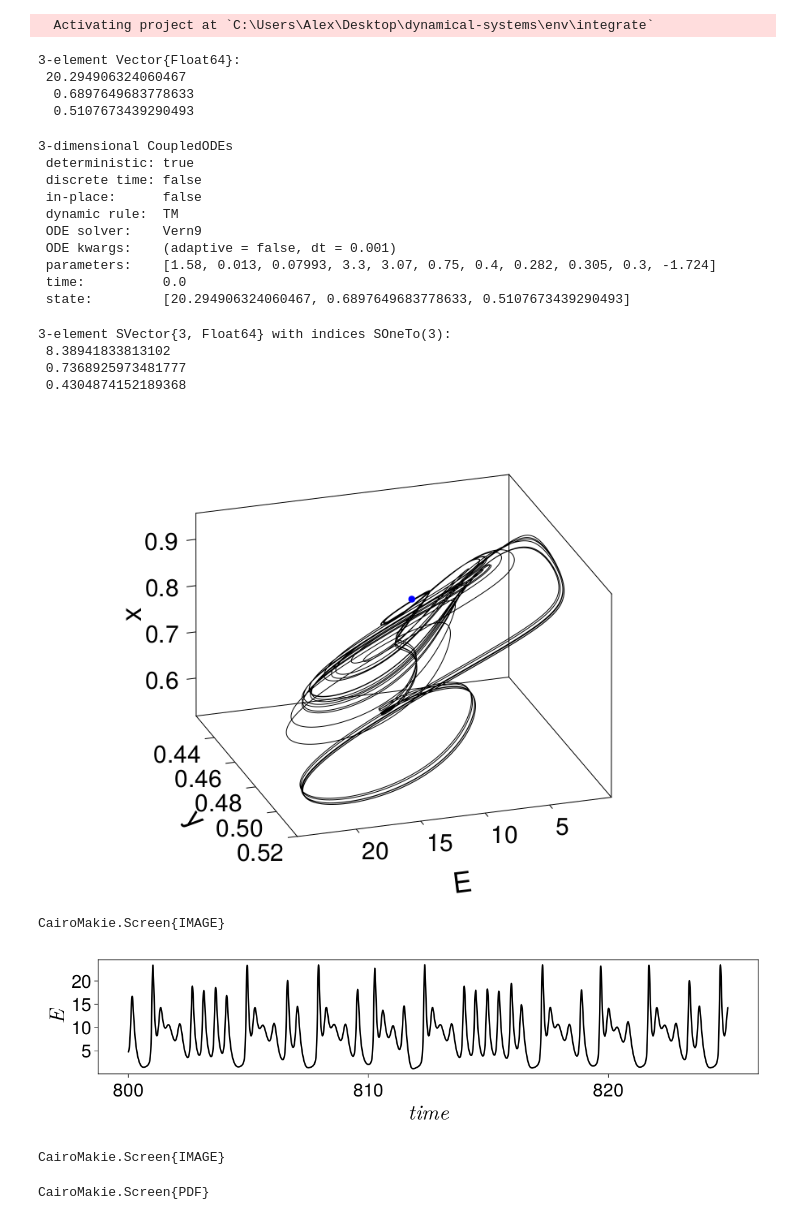
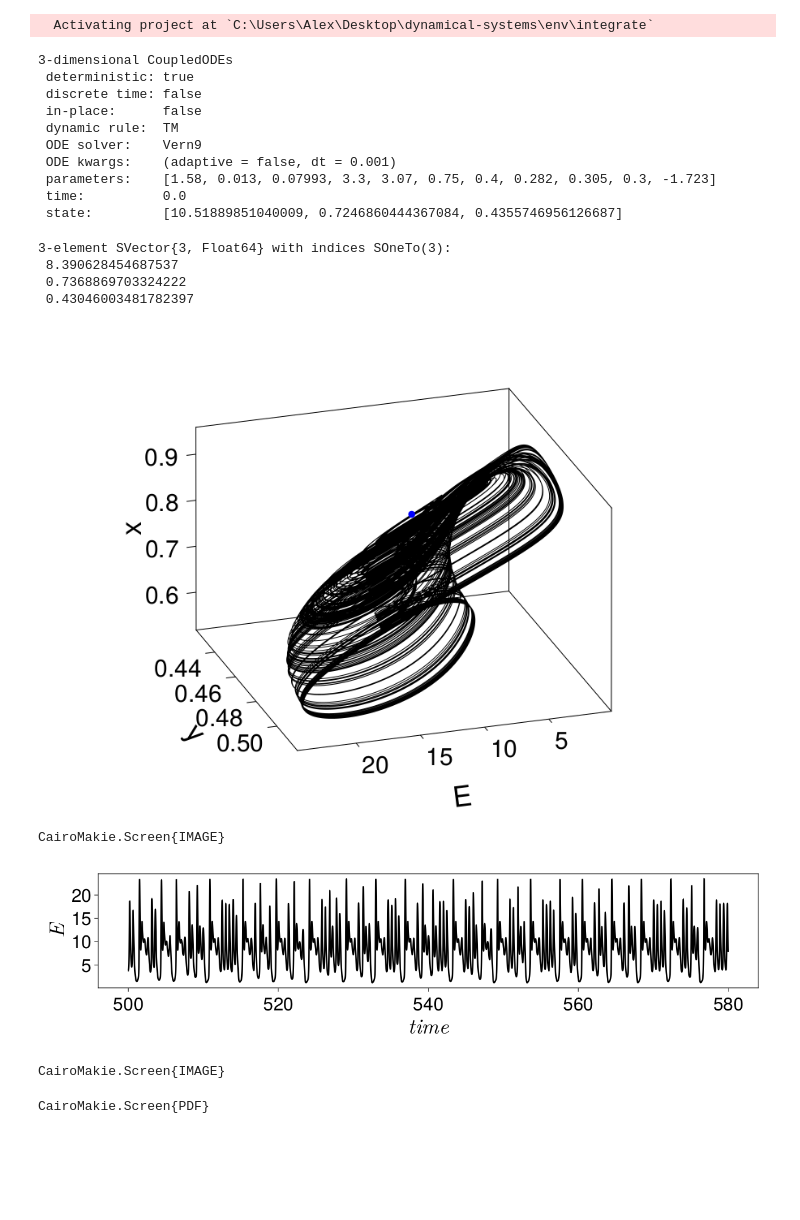
Before and after one commit to SergeyNovak777/dynamical-systems, a Jupyter notebook: Tsodyks Markram/Levanova/3 набор параметров/4 modes/Chaotic non-homoclinic bursting activity.ipynb, the cells around one changed output. Saved outputs shown, nothing was run; the diff lists cells and outputs as text; code cells hidden in the pictures; blank space fills up the shorter version.

```diff
--- a/Tsodyks Markram/Levanova/3 набор параметров/4 modes/Chaotic non-homoclinic bursting activity.ipynb
+++ b/Tsodyks Markram/Levanova/3 набор параметров/4 modes/Chaotic non-homoclinic bursting activity.ipynb
@@ -33,15 +33,10 @@ integ_set = (alg = Vern9(), adaptive = false, dt = tstep);
 # I0 = -1.7005; U0 = 0.26505 1 type of activity
 # 0.2662
 
-I0 = -1.724; U0 = 0.282
+I0 = -1.723; U0 = 0.282
 
 p = SA[α, τ, τD, τy, J, xthr, ythr, U0, ΔU0, β, I0]
-u0_1 = sol_for[end] #[10.51889851040009, 0.7246860444367084, 0.4355746956126687];
+u0_1 = [10.51889851040009, 0.7246860444367084, 0.4355746956126687];
-# %% [output]
-3-element Vector{Float64}:
- 20.294906324060467
-  0.6897649683778633
-  0.5107673439290493
 # %%
 ds = CoupledODEs(TM, u0_1, p, diffeq = integ_set)
 # %% [output]
@@ -52,9 +47,9 @@ ds = CoupledODEs(TM, u0_1, p, diffeq = integ_set)
  dynamic rule:  TM
  ODE solver:    Vern9
  ODE kwargs:    (adaptive = false, dt = 0.001)
- parameters:    [1.58, 0.013, 0.07993, 3.3, 3.07, 0.75, 0.4, 0.282, 0.305, 0.3, -1.724]
+ parameters:    [1.58, 0.013, 0.07993, 3.3, 3.07, 0.75, 0.4, 0.282, 0.305, 0.3, -1.723]
  time:          0.0
- state:         [20.294906324060467, 0.6897649683778633, 0.5107673439290493]
+ state:         [10.51889851040009, 0.7246860444367084, 0.4355746956126687]
 # %%
 fp, ei, _ = fixedpoints(ds, box, jacob_TM_);
 # %%
@@ -63,14 +58,14 @@ eivecs = eigvecs(Jac)
 shift = real(eivecs[:, 1])*1e-7 + fp[1]
 # %% [output]
 3-element SVector{3, Float64} with indices SOneTo(3):
- 8.38941833813102
- 0.7368925973481777
- 0.4304874152189368
+ 8.390628454687537
+ 0.7368869703324222
+ 0.43046003481782397
 # %%
 prob_for = ODEProblem(TM, u0_1, (0.0, 1000), p) # SA[11.0, 0.4, 0.6]
 sol_for = solve(prob_for, alg = Vern9(), adaptive = false, dt = 0.001);
 # %%
-ts, tf = 500000, 520000
+ts, tf = 500000, 700000
 idx, idy, idz = 1, 3, 2
 lb_size = 35; tck_size = 30;
 dis  = 60;
@@ -98,23 +93,23 @@ end
 
 display(f)
 # %% [output]
-[figure, old version]
+[figure, new version]
 CairoMakie.Screen{IMAGE}
 # %%
 #save("phase_chaotic_non_hom.pdf", f)
 # %%
-ts, tf = 800000, 825000
+ts, tf = 500000, 580000
 
 CairoMakie.activate!()
 f = Figure(resolution = (1200, 300))
 axis = Axis(f[1, 1], xlabel = L"$time$", ylabel = L"$E$",
             xlabelsize = lb_size, ylabelsize = lb_size,
             xticklabelsize = tck_size, yticklabelsize = tck_size,
             xgridvisible = false, ygridvisible = false)
 lines!(axis, sol_for.t[ts:tf], sol_for[1, ts:tf], linewidth = 2.5, color = :black)
 display(f)
 # %% [output]
-[figure, old version]
+[figure, new version]
 CairoMakie.Screen{IMAGE}
 # %%
 #save("timeseries_chaotic_non_hom.pdf", f)
```
